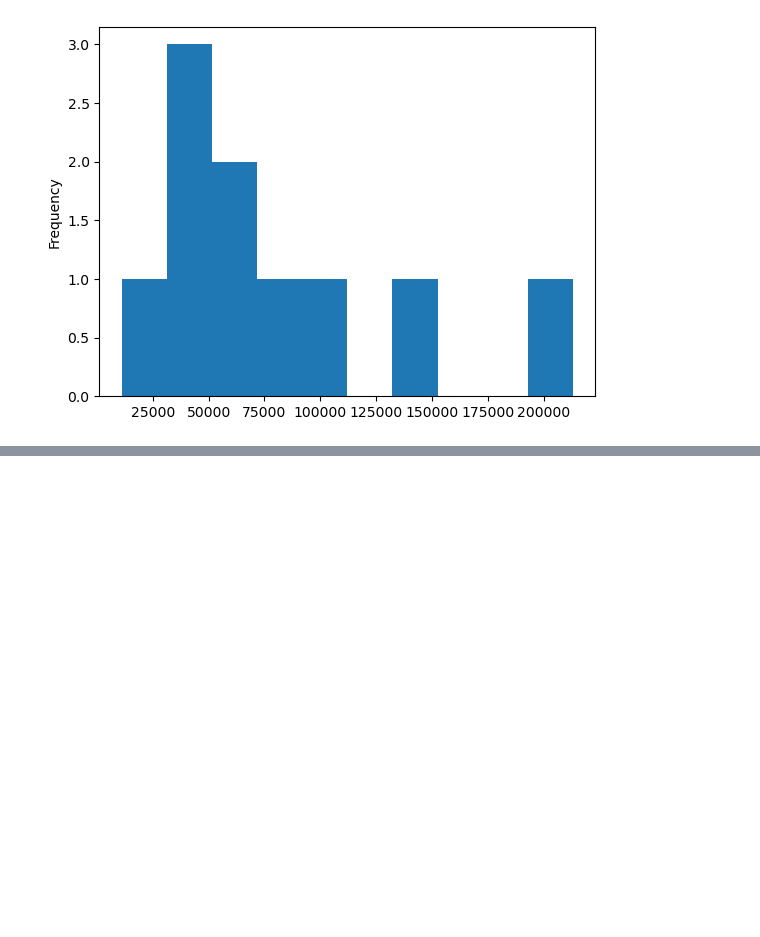
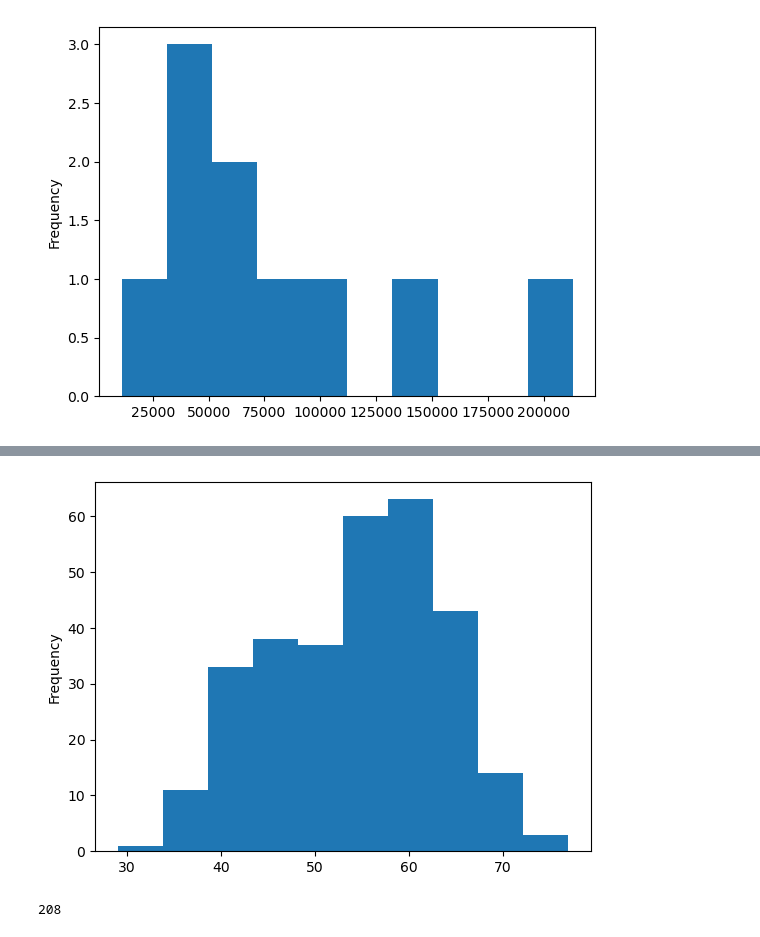
Before and after one commit to CaneTM/ml-and-ds-course, a Jupyter notebook: intro-to-matplotlib.ipynb, the cells around one changed output, grey strips where cells are left out. Cells and saved outputs as stored; diff of their text form; code cells hidden in the pictures; blank space fills up the shorter version.

```diff
--- a/intro-to-matplotlib.ipynb
+++ b/intro-to-matplotlib.ipynb
@@ -166,0 +169,3 @@ car_sales["Odometer (KM)"].plot.hist();
+# %%
+heart_disease = pd.read_csv("heart-disease.csv")
+heart_disease.head()
@@ -166,0 +179,9 @@ car_sales["Odometer (KM)"].plot.hist();
+# %%
+heart_disease["age"].plot.hist();
+# %% [output]
+[figure, added]
+# %%
+over_50 = heart_disease[heart_disease["age"] > 50]
+len(over_50)
+# %% [output]
+208
```
Also changed, not shown: parts of 6 cells of this notebook, 1 other file.
